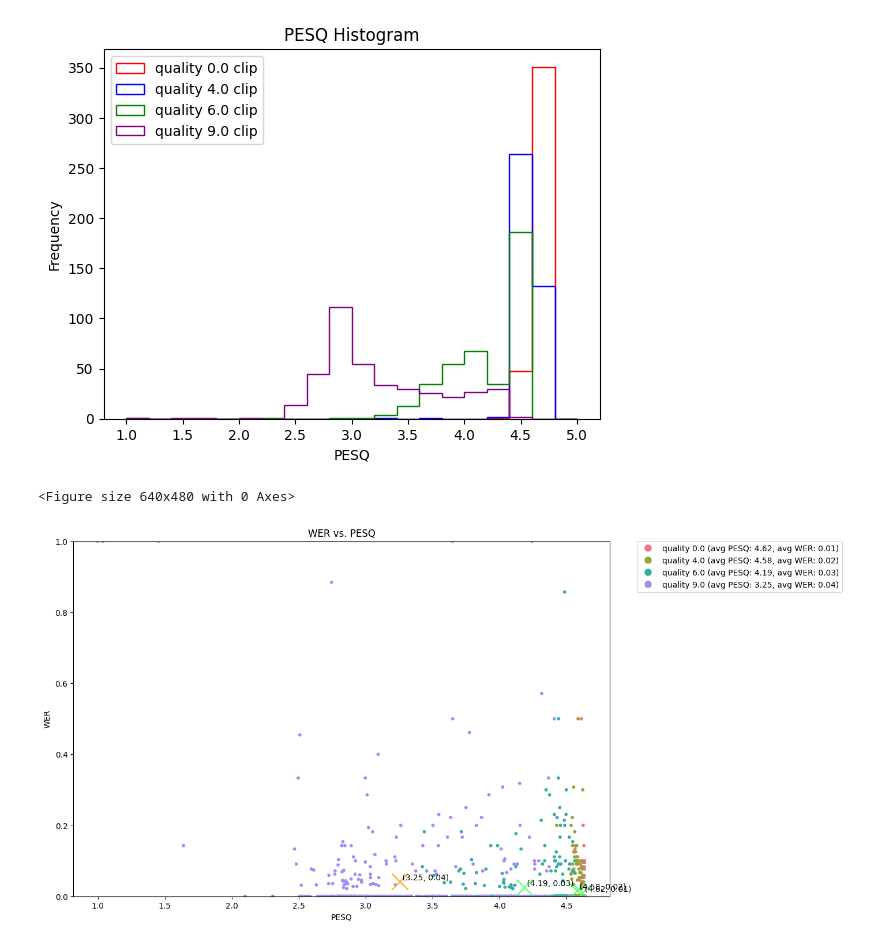
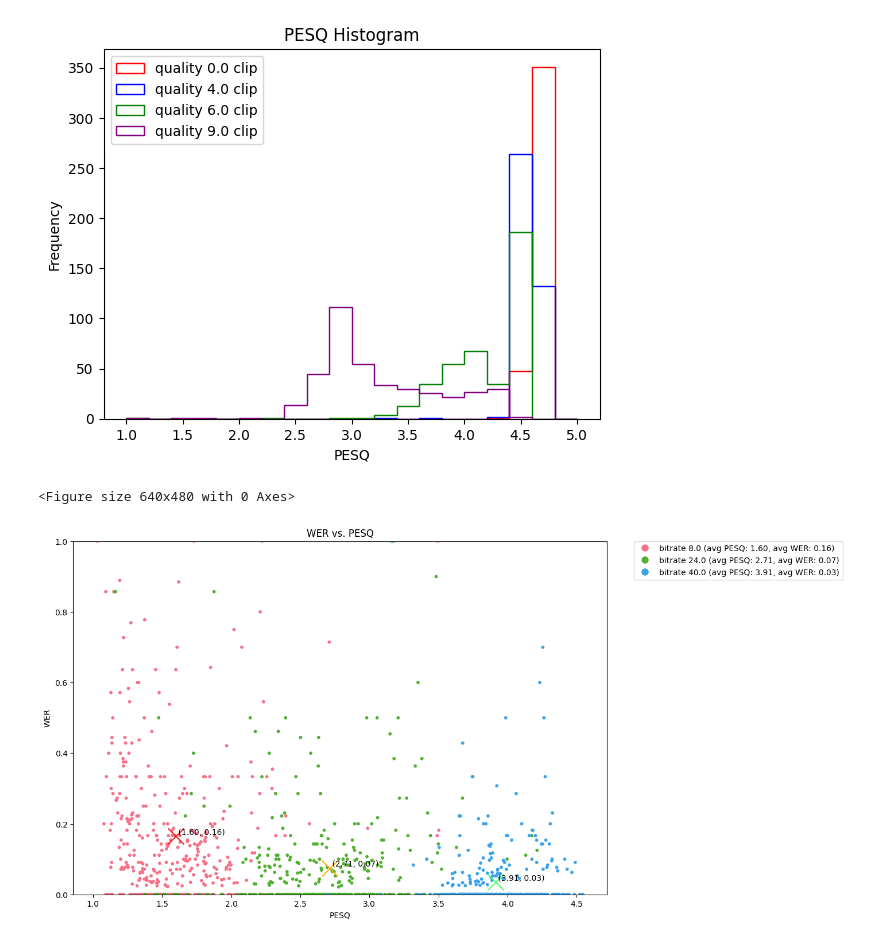
Before and after one commit to LucasTakanori/DA_programV2, a Jupyter notebook: DATABASE/testmp3.ipynb, the cells around one changed output. Saved outputs shown, nothing was run; the diff lists cells and outputs as text; code cells hidden in the pictures.

```diff
--- a/DATABASE/testmp3.ipynb
+++ b/DATABASE/testmp3.ipynb
@@ -17,9 +17,10 @@ import os
 def mp3towav(input, output):
     subprocess.run(["ffmpeg", "-y", "-loglevel", "quiet", "-i", input, "-ar", "16000", output], stdout=subprocess.DEVNULL, stderr=subprocess.DEVNULL)
 
-def mp3compression(inputfile, outputfile, quality=4):
-    auxoutputfile = inputfile.split('.')[0] + "_" + str(quality) + ".mp3"
-    subprocess.run(["ffmpeg", "-y", "-loglevel", "quiet", "-i", inputfile, "-codec:a", "libmp3lame", "-q:a", str(quality), auxoutputfile], stdout=subprocess.DEVNULL, stderr=subprocess.DEVNULL)
+
+def mp3compression(inputfile, outputfile, bitrate=4):
+    auxoutputfile = inputfile.split('.')[0] + "_" + str(bitrate) + ".mp3"
+    subprocess.run(["ffmpeg", "-y", "-loglevel", "quiet", "-i", inputfile, "-codec:a", "libmp3lame", "-b:a", str(bitrate)+"k", auxoutputfile], stdout=subprocess.DEVNULL, stderr=subprocess.DEVNULL)
 
     if os.path.exists(outputfile):
         os.remove(outputfile)
@@ -29,22 +30,22 @@ def mp3compression(inputfile, outputfile, quality=4):
     if os.path.exists(auxoutputfile):
         os.remove(auxoutputfile)
 
-    print("MP3 COMPRESSION COMPLETED with VBR quality: " + str(quality))
+    print("MP3 COMPRESSION COMPLETED with CBR bitrate: " + str(bitrate))
 
 
 input_folder = 'lt400'
 output_folder = 'output_folder'
-quality_values = [ 0, 4, 6, 9]
+bitrate_values = [ 24]
 
 if not os.path.exists(output_folder):
     os.makedirs(output_folder)
 
-for desired_quality in quality_values:
-    output_folder = os.path.join(output_folder, f'quality{desired_quality}')
+for desired_bitrate in bitrate_values:
+    output_folder = os.path.join(output_folder, f'bitrate{desired_bitrate}')
     if not os.path.exists(output_folder):
         os.makedirs(output_folder)
 
     for file in glob.glob(os.path.join(input_folder, '*.wav')):
         output_filename = os.path.join(output_folder, os.path.basename(file))
-        mp3compression(file, output_filename, desired_quality)
+        mp3compression(file, output_filename, desired_bitrate)
 # %% [output]
@@ -654,64 +629,62 @@ def plot_wer_pesq(output_file_paths):
             tsv_file = csv.reader(file, delimiter="\t")
             header = next(tsv_file)
             for line in tsv_file:
-                quality = float(line[3])
+                bitrate = float(line[3])
                 wer = float(line[1])
                 pesq = float(line[2])
 
-                if quality not in grouped_data:
-                    grouped_data[quality] = {'WER': [], 'PESQ': []}
+                if bitrate not in grouped_data:
+                    grouped_data[bitrate] = {'WER': [], 'PESQ': []}
 
-                grouped_data[quality]['WER'].append(wer)
-                grouped_data[quality]['PESQ'].append(pesq)
+                grouped_data[bitrate]['WER'].append(wer)
+                grouped_data[bitrate]['PESQ'].append(pesq)
 
-    quality_levels = sorted(grouped_data.keys())
-    rgb_values = sns.color_palette("husl", len(quality_levels))
-    quality_colors = dict(zip(quality_levels, rgb_values))
+    bitrate_levels = sorted(grouped_data.keys())
+    rgb_values = sns.color_palette("husl", len(bitrate_levels))
+    bitrate_colors = dict(zip(bitrate_levels, rgb_values))
     X_colors = {
-        0: '#4AFF68',
-        4: '#4AFF68',
-        6: '#4AFF68',
-        9: '#FFAE0A',
+        40: '#4AFF68',
+        24: '#FFAE0A',
+        8: '#FA1919'
     }
     plt.figure()
 
     plt.figure(figsize=(12, 8))
 
     avg_values = []
 
-    for quality, data in grouped_data.items():
+    for bitrate, data in grouped_data.items():
         wer = np.array(data['WER'])
         pesq = np.array(data['PESQ'])
         avg_wer = np.mean(wer)
         avg_pesq = np.mean(pesq)
 
-        plt.scatter(pesq, wer, c=[quality_colors[quality]] * len(wer), label=f'quality {quality}', s=10, zorder=1)
-        plt.scatter(avg_pesq, avg_wer, c=[X_colors[quality]], marker='x', s=400, zorder=2)
+        plt.scatter(pesq, wer, c=[bitrate_colors[bitrate]] * len(wer), label=f'bitrate {bitrate}', s=10, zorder=1)
+        plt.scatter(avg_pesq, avg_wer, c=[X_colors[bitrate]], marker='x', s=400, zorder=2)
         plt.text(avg_pesq, avg_wer, f' ({avg_pesq:.2f}, {avg_wer:.2f})', fontsize=10, verticalalignment='bottom', zorder=3)
-        avg_values.append((quality, avg_pesq, avg_wer))
+        avg_values.append((bitrate, avg_pesq, avg_wer))
 
     plt.xlabel("PESQ")
     plt.ylabel("WER")
     plt.ylim(0,1)
     plt.title("WER vs. PESQ")
 
     legend_elements = [
         plt.Line2D(
-            [0], [0], marker='o', color='w', label=f'quality {x[0]} (avg PESQ: {x[1]:.2f}, avg WER: {x[2]:.2f})',
-            markerfacecolor=quality_colors[x[0]], markersize=10
+            [0], [0], marker='o', color='w', label=f'bitrate {x[0]} (avg PESQ: {x[1]:.2f}, avg WER: {x[2]:.2f})',
+            markerfacecolor=bitrate_colors[x[0]], markersize=10
         ) for x in avg_values
     ]
 
     plt.legend(handles=legend_elements, loc='upper left', bbox_to_anchor=(1.05, 1), borderaxespad=0.)
     plt.show()
 output_file_paths = [
-    Path("OUTPUT0quality.tsv"),
-    Path("OUTPUT04quality.tsv"),
-    Path("OUTPUT6quality.tsv"),
-    Path("OUTPUT9quality.tsv")
+    Path("OUTPUT8bitrate.tsv"),
+    Path("OUTPUT24bitrate.tsv"),
+    Path("OUTPUT40bitrate.tsv")
 ]
 
 plot_wer_pesq(output_file_paths)
 # %% [output]
 <Figure size 640x480 with 0 Axes>
-[figure, old version]
+[figure, new version]
```
Also changed, not shown: parts of 2 cells of this notebook, 16 other files.
